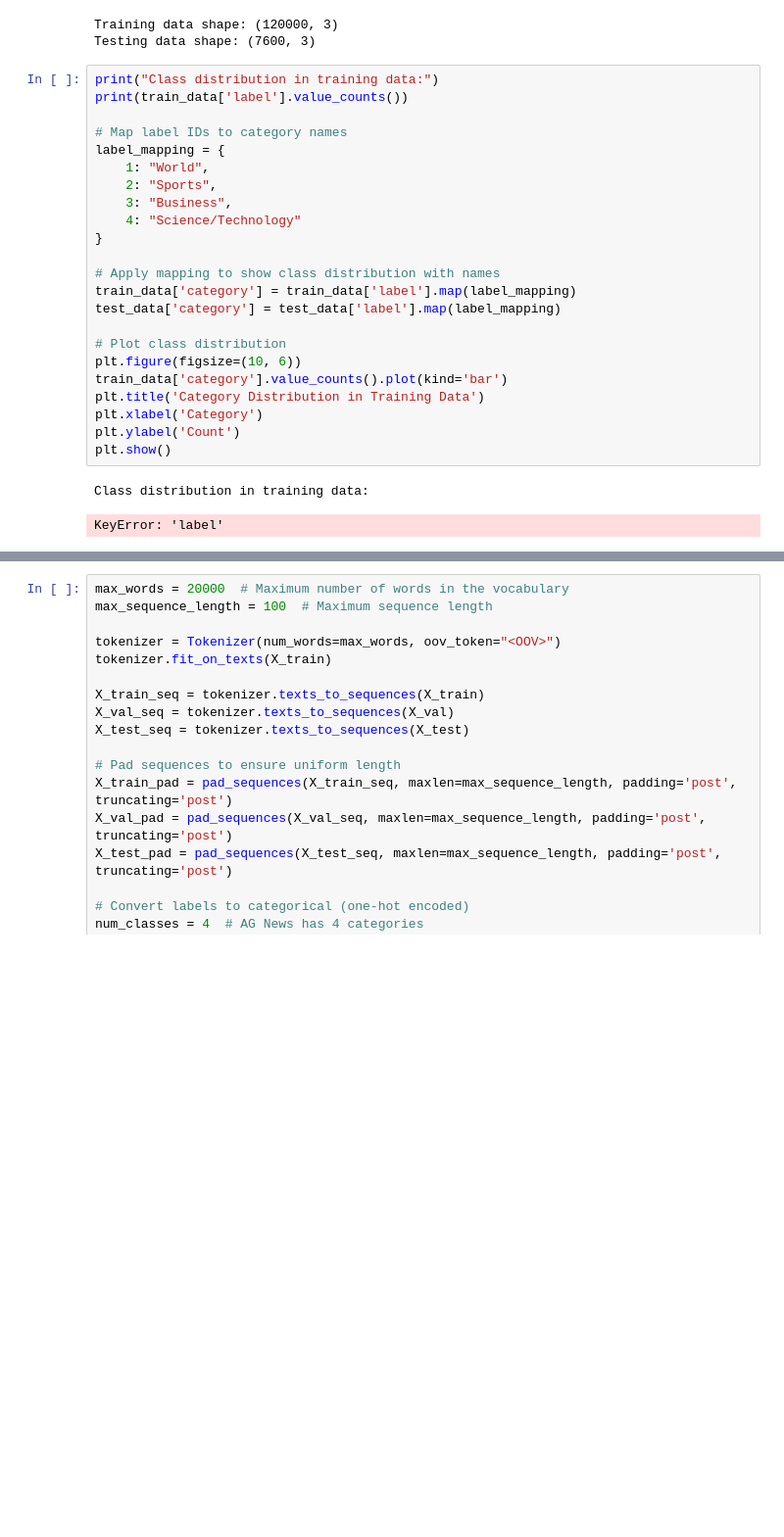
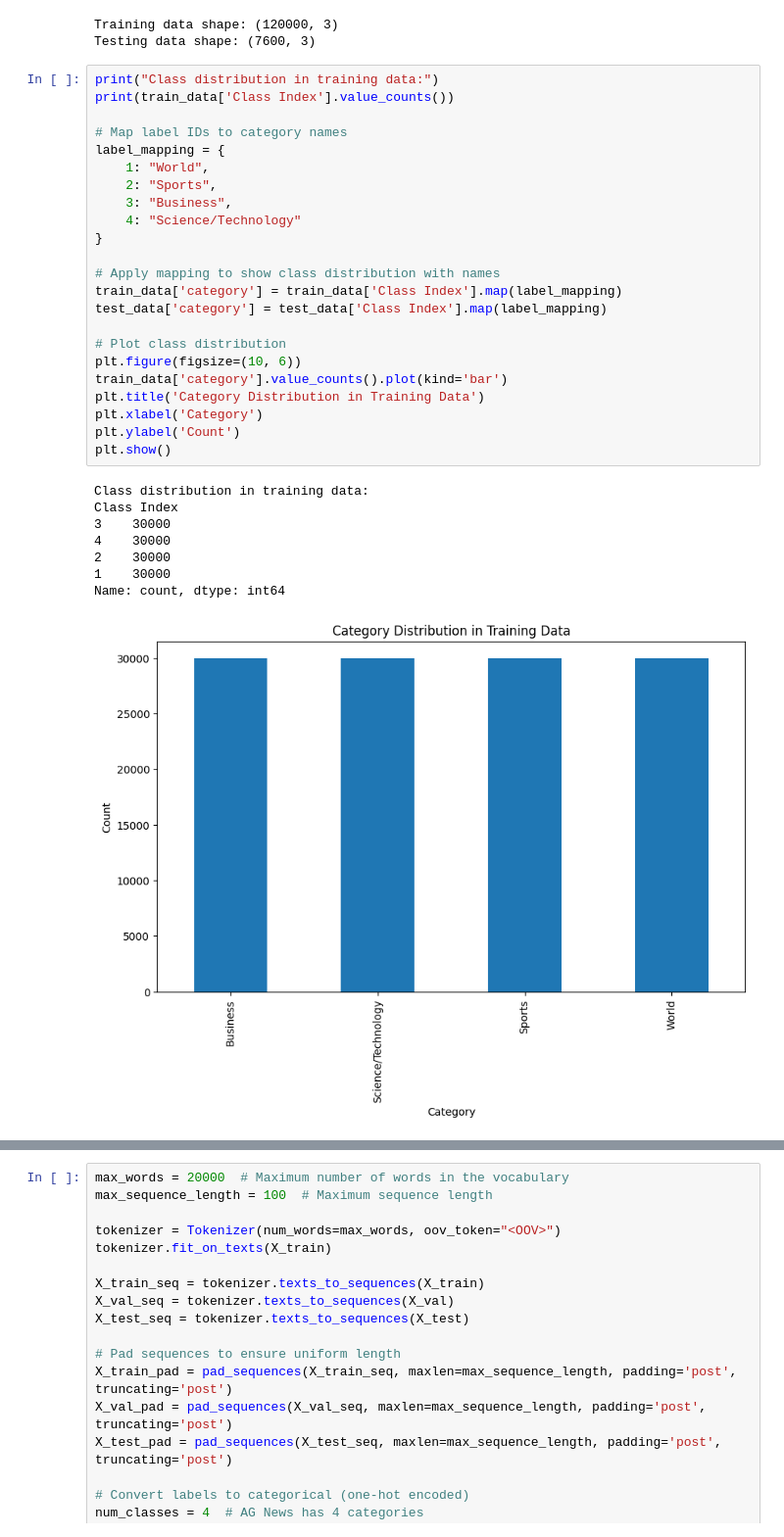
Before and after one commit to MarvelCollin/aycom, a Jupyter notebook: ai-training/category_prediction.ipynb, the cells around one changed output, grey strips where cells are left out. Shown: that part at 98% size. Saved outputs shown, nothing was run; the diff lists cells and outputs as text; blank space fills up the shorter version.

Commit message:
feat: done AI Category Prediction

```diff
--- a/ai-training/category_prediction.ipynb
+++ b/ai-training/category_prediction.ipynb
@@ -41,28 +41,34 @@ Training data shape: (120000, 3)
 Testing data shape: (7600, 3)
 # %%
 print("Class distribution in training data:")
-print(train_data['label'].value_counts())
+print(train_data['Class Index'].value_counts())
 
 # Map label IDs to category names
 label_mapping = {
     1: "World",
     2: "Sports",
     3: "Business",
     4: "Science/Technology"
 }
 
 # Apply mapping to show class distribution with names
-train_data['category'] = train_data['label'].map(label_mapping)
-test_data['category'] = test_data['label'].map(label_mapping)
+train_data['category'] = train_data['Class Index'].map(label_mapping)
+test_data['category'] = test_data['Class Index'].map(label_mapping)
 
 # Plot class distribution
 plt.figure(figsize=(10, 6))
 train_data['category'].value_counts().plot(kind='bar')
 plt.title('Category Distribution in Training Data')
 plt.xlabel('Category')
 plt.ylabel('Count')
 plt.show()
 # %% [output]
 Class distribution in training data:
+Class Index
+3    30000
+4    30000
+2    30000
+1    30000
+Name: count, dtype: int64
-KeyError: 'label'
+[figure, added]
 # %%
```
Also changed, not shown: parts of 11 cells of this notebook, 10 other files.
